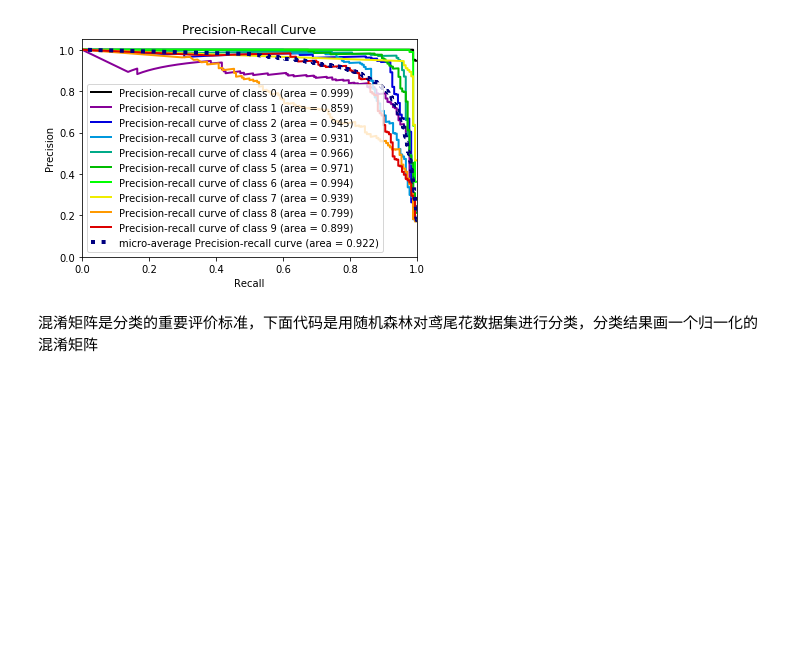
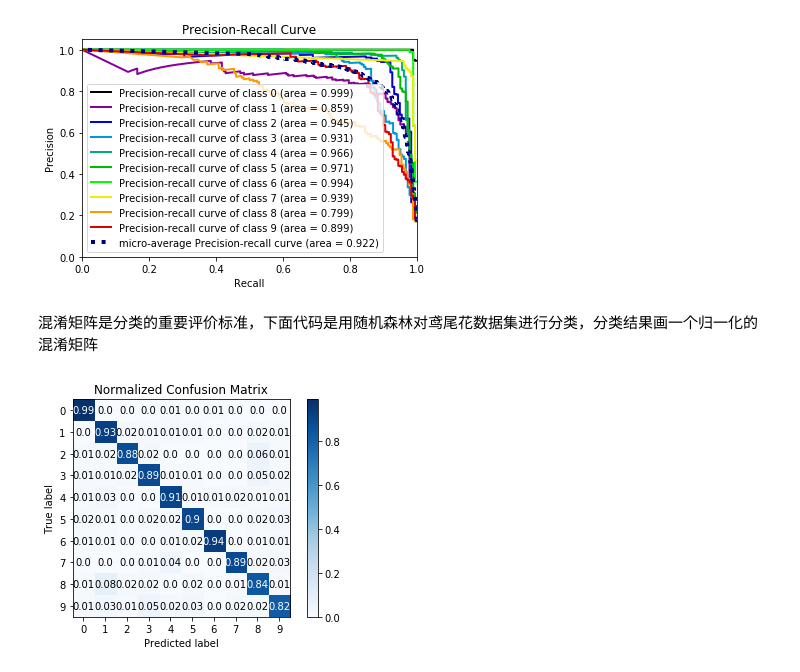
Before and after one commit to jobsjiang/machine-learning, a Jupyter notebook: daily_code/机器学习图的神器_scikit-plot.ipynb, the cells around one changed output. Saved outputs shown, nothing was run; the diff lists cells and outputs as text; code cells hidden in the pictures; blank space fills up the shorter version.

```diff
--- a/daily_code/机器学习图的神器_scikit-plot.ipynb
+++ b/daily_code/机器学习图的神器_scikit-plot.ipynb
@@ -44,3 +47,13 @@ from sklearn.datasets import load_digits as load_data
 from sklearn.model_selection import cross_val_predict
 import matplotlib.pyplot as plt
 import scikitplot as skplt
+# %%
+X, y = load_data(return_X_y=True)
+# Create an instance of the RandomForestClassifier
+classifier = RandomForestClassifier()
+# Perform predictions
+predictions = cross_val_predict(classifier, X, y)
+plot = skplt.metrics.plot_confusion_matrix(y, predictions, normalize=True)
+plt.show()
+# %% [output]
+[figure, added]
```
Also changed, not shown: parts of 1 cell of this notebook, 1 other file.
